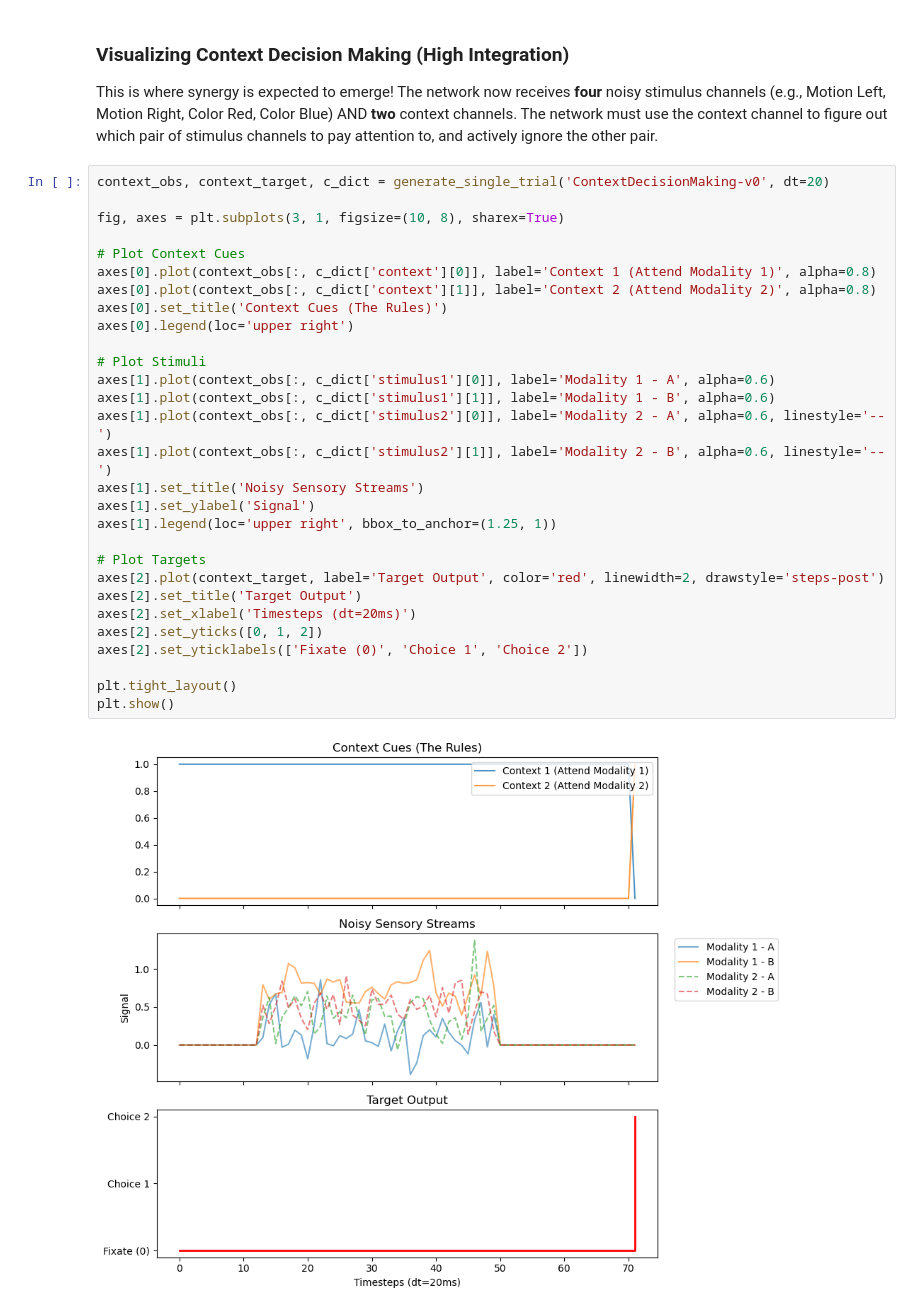
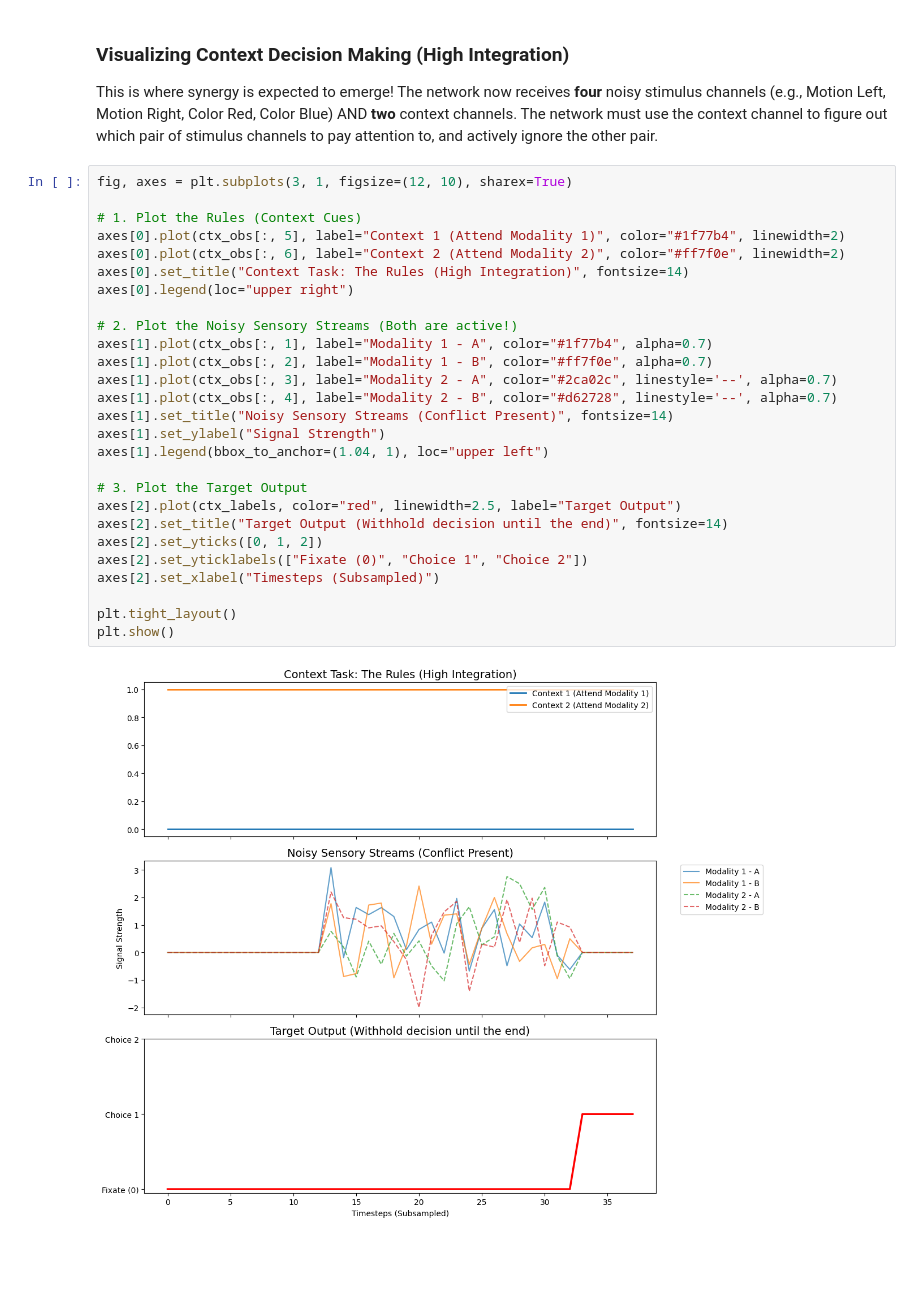
Before and after one commit to jgendra/NeuroAI-Project13, a Jupyter notebook: notebooks/03_neurogym_tour.ipynb, the cells around one changed output. Cells and saved outputs as stored; diff of their text form; blank space fills up the shorter version.

```diff
--- a/notebooks/03_neurogym_tour.ipynb
+++ b/notebooks/03_neurogym_tour.ipynb
@@ -48,33 +66,31 @@ plt.show()
 ### Visualizing Context Decision Making (High Integration)
 This is where synergy is expected to emerge! The network now receives **four** noisy stimulus channels (e.g., Motion Left, Motion Right, Color Red, Color Blue) AND **two** context channels. The network must use the context channel to figure out which pair of stimulus channels to pay attention to, and actively ignore the other pair.
 # %%
-context_obs, context_target, c_dict = generate_single_trial('ContextDecisionMaking-v0', dt=20)
+fig, axes = plt.subplots(3, 1, figsize=(12, 10), sharex=True)
 
-fig, axes = plt.subplots(3, 1, figsize=(10, 8), sharex=True)
+# 1. Plot the Rules (Context Cues)
+axes[0].plot(ctx_obs[:, 5], label="Context 1 (Attend Modality 1)", color="#1f77b4", linewidth=2)
+axes[0].plot(ctx_obs[:, 6], label="Context 2 (Attend Modality 2)", color="#ff7f0e", linewidth=2)
+axes[0].set_title("Context Task: The Rules (High Integration)", fontsize=14)
+axes[0].legend(loc="upper right")
 
-# Plot Context Cues
-axes[0].plot(context_obs[:, c_dict['context'][0]], label='Context 1 (Attend Modality 1)', alpha=0.8)
-axes[0].plot(context_obs[:, c_dict['context'][1]], label='Context 2 (Attend Modality 2)', alpha=0.8)
-axes[0].set_title('Context Cues (The Rules)')
-axes[0].legend(loc='upper right')
+# 2. Plot the Noisy Sensory Streams (Both are active!)
+axes[1].plot(ctx_obs[:, 1], label="Modality 1 - A", color="#1f77b4", alpha=0.7)
+axes[1].plot(ctx_obs[:, 2], label="Modality 1 - B", color="#ff7f0e", alpha=0.7)
+axes[1].plot(ctx_obs[:, 3], label="Modality 2 - A", color="#2ca02c", linestyle='--', alpha=0.7)
+axes[1].plot(ctx_obs[:, 4], label="Modality 2 - B", color="#d62728", linestyle='--', alpha=0.7)
+axes[1].set_title("Noisy Sensory Streams (Conflict Present)", fontsize=14)
+axes[1].set_ylabel("Signal Strength")
+axes[1].legend(bbox_to_anchor=(1.04, 1), loc="upper left")
 
-# Plot Stimuli
-axes[1].plot(context_obs[:, c_dict['stimulus1'][0]], label='Modality 1 - A', alpha=0.6)
-axes[1].plot(context_obs[:, c_dict['stimulus1'][1]], label='Modality 1 - B', alpha=0.6)
-axes[1].plot(context_obs[:, c_dict['stimulus2'][0]], label='Modality 2 - A', alpha=0.6, linestyle='--')
-axes[1].plot(context_obs[:, c_dict['stimulus2'][1]], label='Modality 2 - B', alpha=0.6, linestyle='--')
-axes[1].set_title('Noisy Sensory Streams')
-axes[1].set_ylabel('Signal')
-axes[1].legend(loc='upper right', bbox_to_anchor=(1.25, 1))
-
-# Plot Targets
-axes[2].plot(context_target, label='Target Output', color='red', linewidth=2, drawstyle='steps-post')
-axes[2].set_title('Target Output')
-axes[2].set_xlabel('Timesteps (dt=20ms)')
+# 3. Plot the Target Output
+axes[2].plot(ctx_labels, color="red", linewidth=2.5, label="Target Output")
+axes[2].set_title("Target Output (Withhold decision until the end)", fontsize=14)
 axes[2].set_yticks([0, 1, 2])
-axes[2].set_yticklabels(['Fixate (0)', 'Choice 1', 'Choice 2'])
+axes[2].set_yticklabels(["Fixate (0)", "Choice 1", "Choice 2"])
+axes[2].set_xlabel("Timesteps (Subsampled)")
 
 plt.tight_layout()
 plt.show()
 # %% [output]
-[figure, old version]
+[figure, new version]
```
Also changed, not shown: parts of 2 cells of this notebook, 6 other files.
